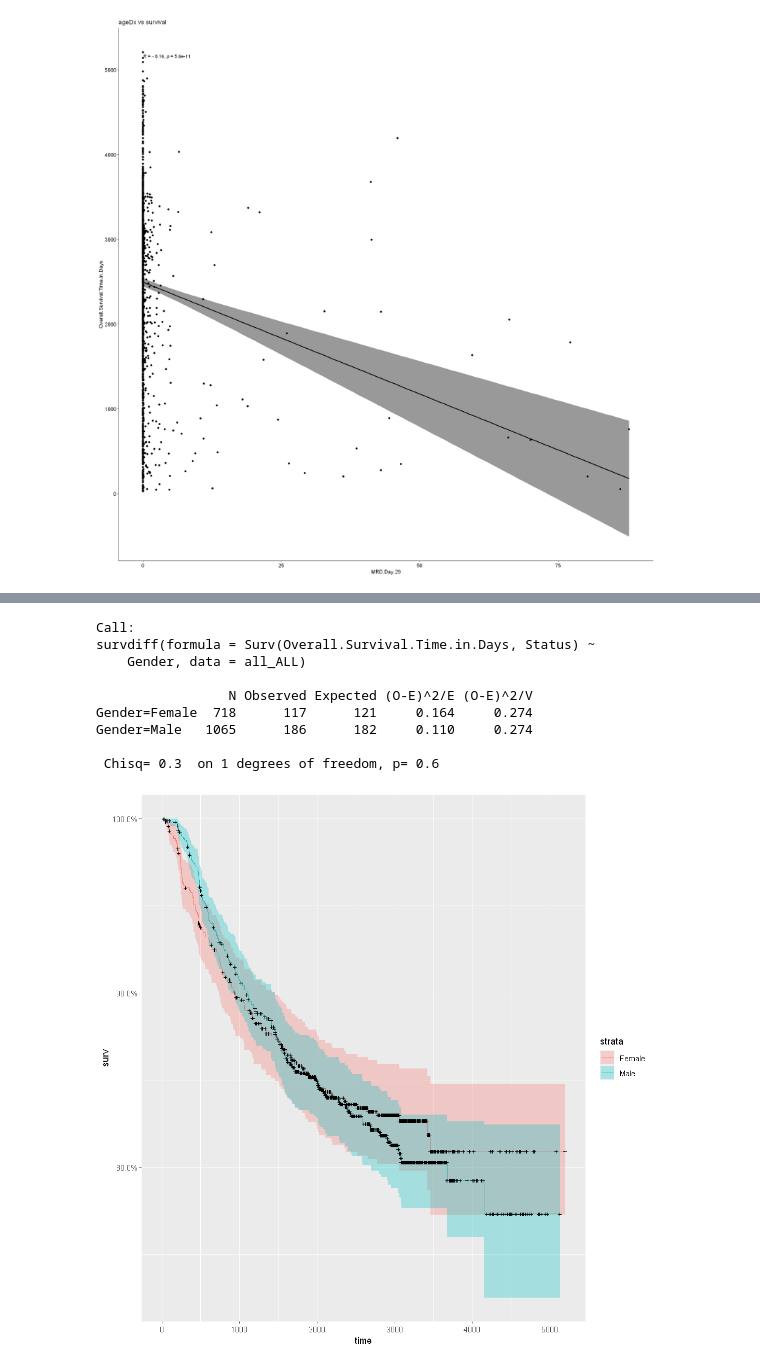
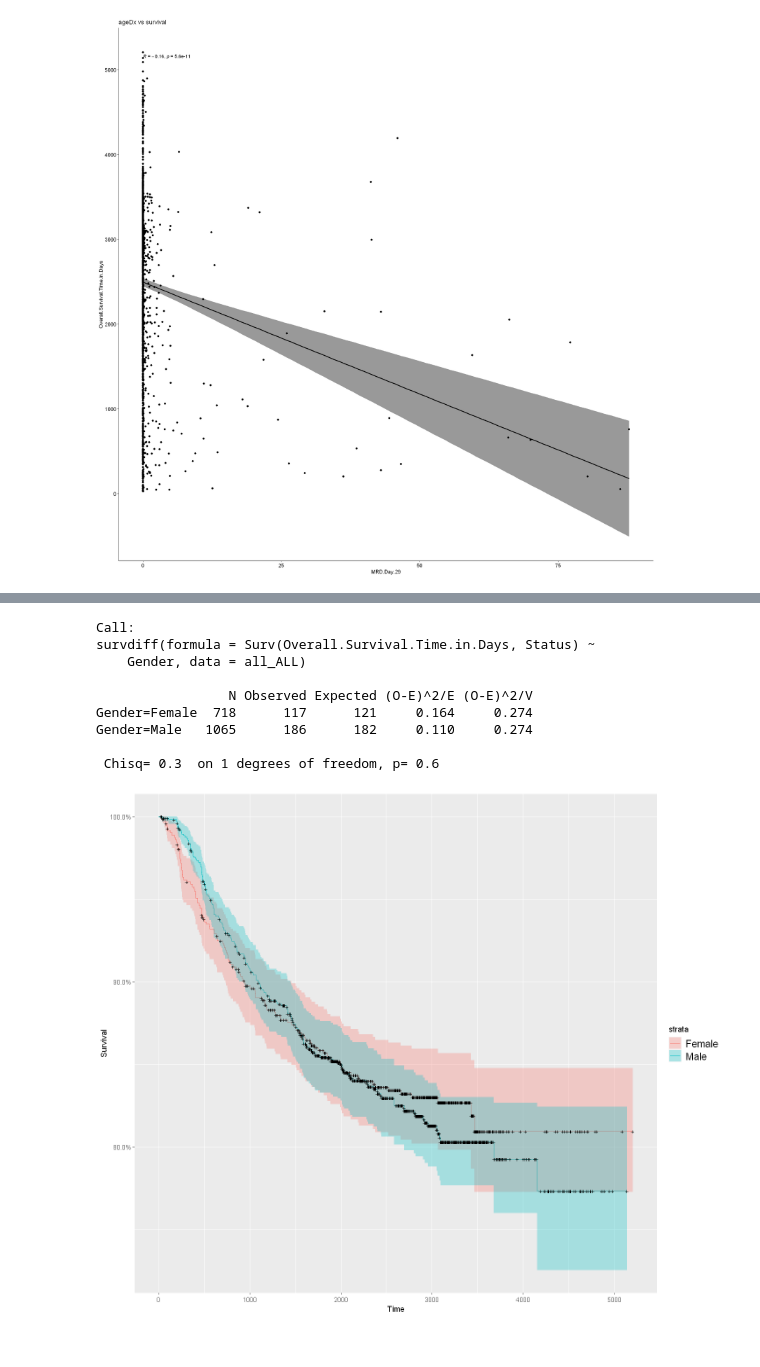
Before and after one commit to University-Courses-Jhendriksen/BMI6106, a Jupyter notebook: Project/Project Initial Analysis.ipynb, the cells around one changed output, grey strips where cells are left out. Saved outputs shown, nothing was run; the diff lists cells and outputs as text; code cells hidden in the pictures.

```diff
--- a/Project/Project Initial Analysis.ipynb
+++ b/Project/Project Initial Analysis.ipynb
@@ -611,17 +561,17 @@ AG=OVaverage 849      185      137      16.9      30.9
 # %%
 km_gender_fit = survfit(Surv(Overall.Survival.Time.in.Days,Status)~Gender,data = all_ALL)
-autoplot(km_gender_fit)
+autoplot(km_gender_fit,xlab = "Time",ylab = "Survival",title = "Survival by Gender") + theme(legend.text=element_text(size=14))
 survdiff(Surv(Overall.Survival.Time.in.Days,Status) ~  Gender, data=all_ALL)
 # %% [output]
 Call:
 survdiff(formula = Surv(Overall.Survival.Time.in.Days, Status) ~
     Gender, data = all_ALL)
 
                  N Observed Expected (O-E)^2/E (O-E)^2/V
 Gender=Female  718      117      121     0.164     0.274
 Gender=Male   1065      186      182     0.110     0.274
 
  Chisq= 0.3  on 1 degrees of freedom, p= 0.6
-[figure, old version]
+[figure, new version]
 # %%
 km_gender_fit = survfit(Surv(Overall.Survival.Time.in.Days,Status)~Race,data = all_ALL)
```
Also changed, not shown: parts of 15 cells of this notebook, 1 other file.
